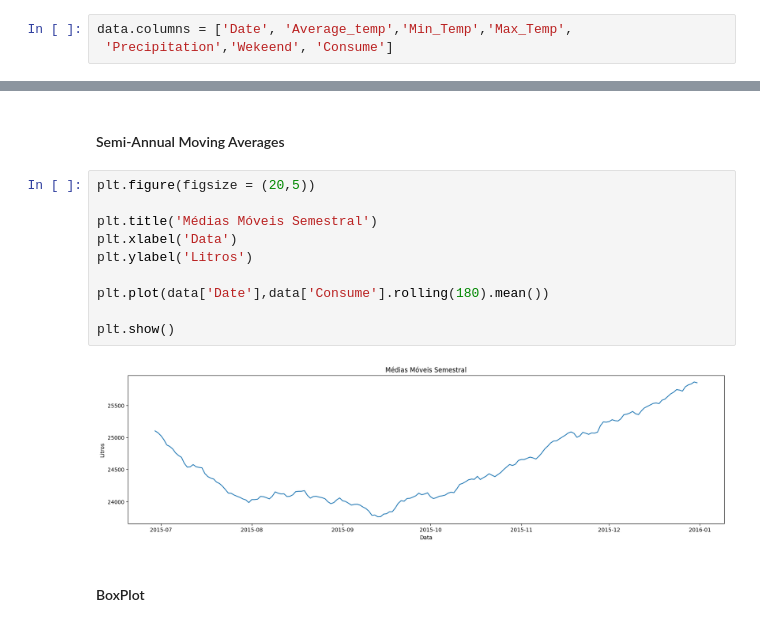
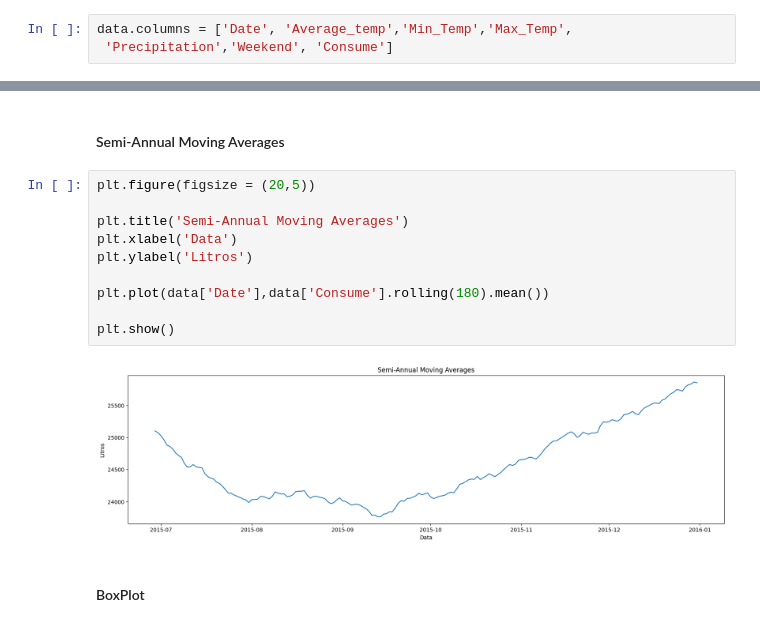
Before and after one commit to Mota-Scientist/Statistics-Tutorials, a Jupyter notebook: Linear Regression/linear_regression.ipynb, the cells around one changed output, grey strips where cells are left out. Saved outputs shown, nothing was run; the diff lists cells and outputs as text.

```diff
--- a/Linear Regression/linear_regression.ipynb
+++ b/Linear Regression/linear_regression.ipynb
@@ -28,7 +28,7 @@ data.head(1)
 #### Changing the column names
 # %%
 data.columns = ['Date', 'Average_temp','Min_Temp','Max_Temp',
- 'Precipitation','Wekeend', 'Consume']
+ 'Precipitation','Weekend', 'Consume']
 # %%
 data.head(1)
 # %% [output]
@@ -160,15 +160,15 @@ plt.show()
 # %%
 plt.figure(figsize = (20,5))
 
-plt.title('Médias Móveis Semestral')
+plt.title('Semi-Annual Moving Averages')
 plt.xlabel('Data')
 plt.ylabel('Litros')
 
 plt.plot(data['Date'],data['Consume'].rolling(180).mean())
 
 plt.show()
 # %% [output]
-[figure, old version]
+[figure, new version]
 # %% [markdown]
 #### BoxPlot
 # %%
```
Also changed, not shown: parts of 59 cells of this notebook.
